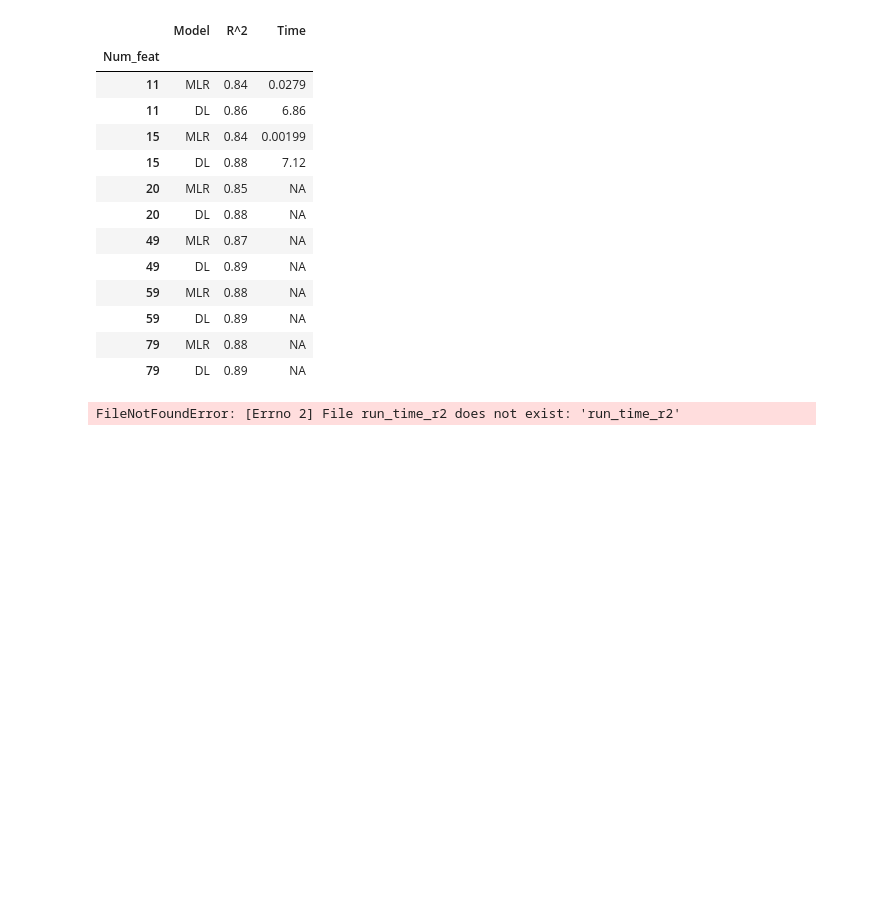
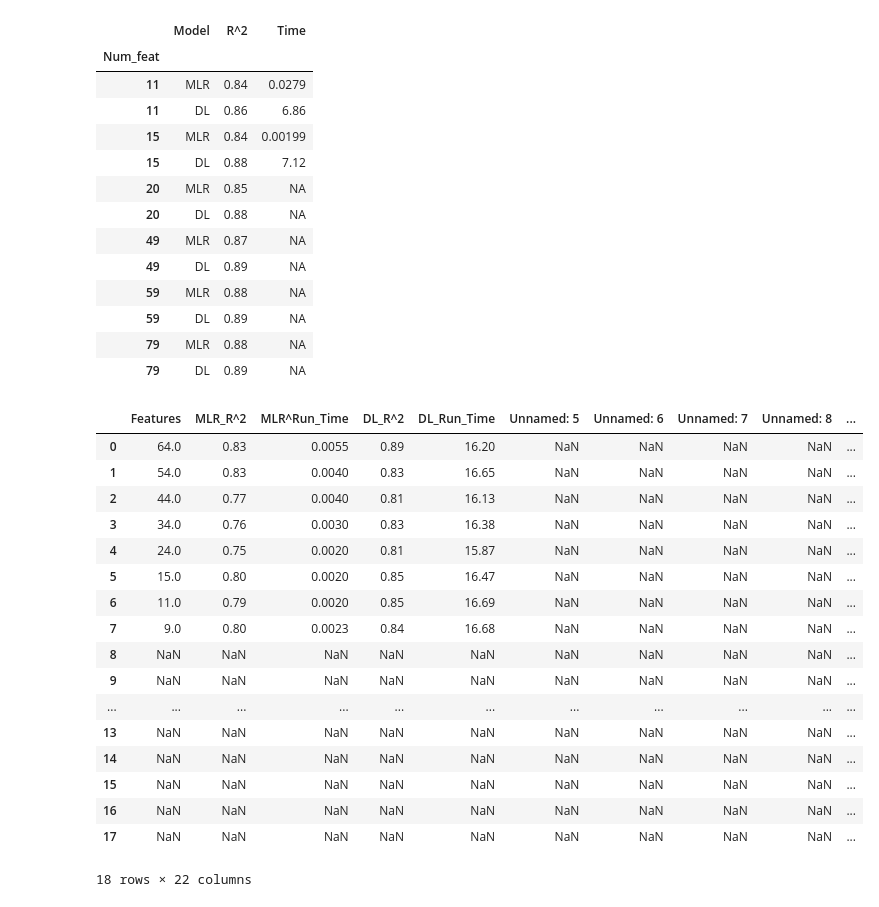
Before and after one commit to yajingran/group_2_final_project, a Jupyter notebook: Machine Leaning Model - House Price Prediction.ipynb, the cells around one changed output. Cells and saved outputs as stored; diff of their text form; code cells hidden in the pictures; blank space fills up the shorter version.

```diff
--- a/Machine Leaning Model - House Price Prediction.ipynb
+++ b/Machine Leaning Model - House Price Prediction.ipynb
@@ -516,7 +516,24 @@ model_info
 | 79 | MLR | 0.88 | NA |
 | 79 | DL | 0.89 | NA |
 # %%
-data = pd.read_csv('run_time_r2')
+data = pd.read_csv('Resources/run_time_r2.csv')
 data
 # %% [output]
+|  | Features | MLR_R^2 | MLR^Run_Time | DL_R^2 | DL_Run_Time | Unnamed: 5 | Unnamed: 6 | Unnamed: 7 | Unnamed: 8 | ... |
+| 0 | 64.0 | 0.83 | 0.0055 | 0.89 | 16.20 | NaN | NaN | NaN | NaN | ... |
+| 1 | 54.0 | 0.83 | 0.0040 | 0.83 | 16.65 | NaN | NaN | NaN | NaN | ... |
+| 2 | 44.0 | 0.77 | 0.0040 | 0.81 | 16.13 | NaN | NaN | NaN | NaN | ... |
+| 3 | 34.0 | 0.76 | 0.0030 | 0.83 | 16.38 | NaN | NaN | NaN | NaN | ... |
+| 4 | 24.0 | 0.75 | 0.0020 | 0.81 | 15.87 | NaN | NaN | NaN | NaN | ... |
+| 5 | 15.0 | 0.80 | 0.0020 | 0.85 | 16.47 | NaN | NaN | NaN | NaN | ... |
+| 6 | 11.0 | 0.79 | 0.0020 | 0.85 | 16.69 | NaN | NaN | NaN | NaN | ... |
+| 7 | 9.0 | 0.80 | 0.0023 | 0.84 | 16.68 | NaN | NaN | NaN | NaN | ... |
+| 8 | NaN | NaN | NaN | NaN | NaN | NaN | NaN | NaN | NaN | ... |
+| 9 | NaN | NaN | NaN | NaN | NaN | NaN | NaN | NaN | NaN | ... |
+| ... | ... | ... | ... | ... | ... | ... | ... | ... | ... | ... |
+| 13 | NaN | NaN | NaN | NaN | NaN | NaN | NaN | NaN | NaN | ... |
+| 14 | NaN | NaN | NaN | NaN | NaN | NaN | NaN | NaN | NaN | ... |
+| 15 | NaN | NaN | NaN | NaN | NaN | NaN | NaN | NaN | NaN | ... |
+| 16 | NaN | NaN | NaN | NaN | NaN | NaN | NaN | NaN | NaN | ... |
+| 17 | NaN | NaN | NaN | NaN | NaN | NaN | NaN | NaN | NaN | ... |
-FileNotFoundError: [Errno 2] File run_time_r2 does not exist: 'run_time_r2'
+18 rows × 22 columns
```
Also changed, not shown: 7 other files.
